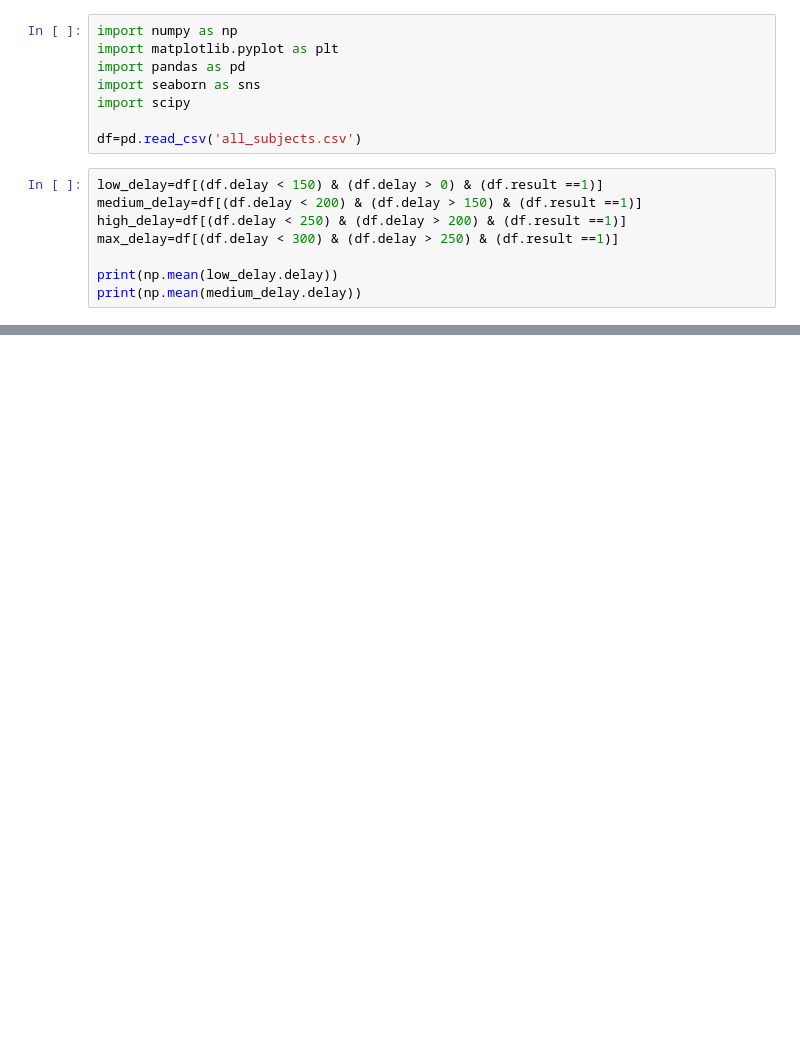
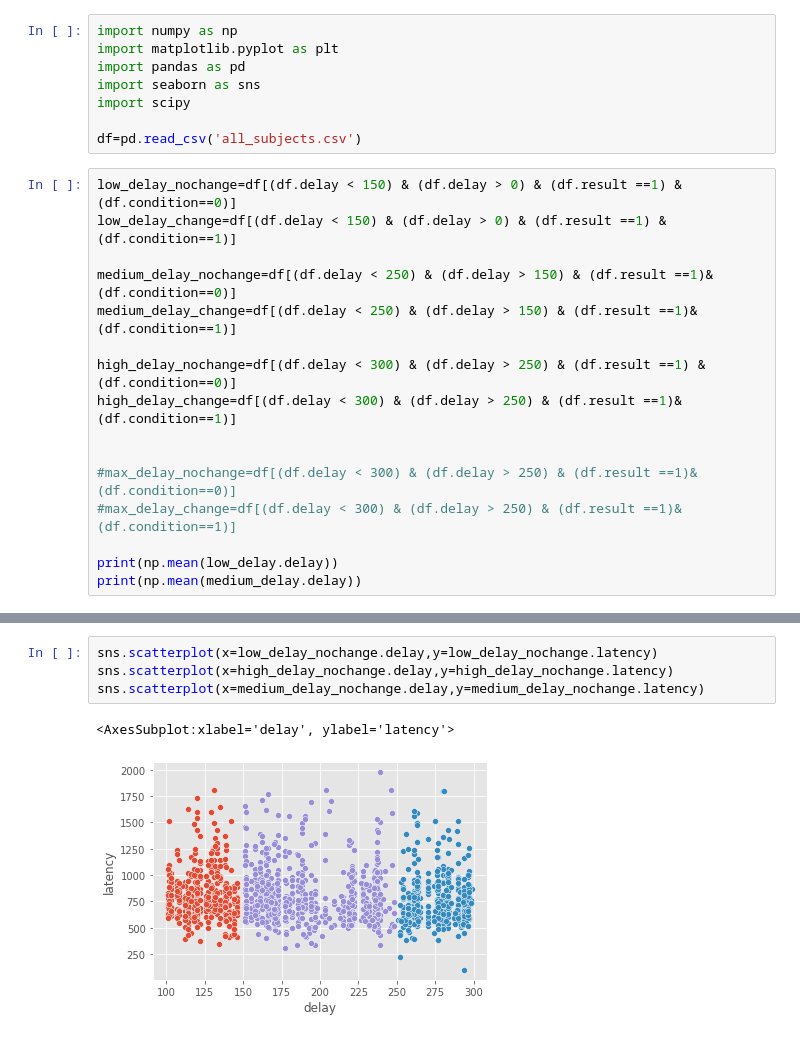
Before and after one commit to trickydaze/Behavioural-Neuroscience, a Jupyter notebook: Visualisation.ipynb, the cells around one changed output, grey strips where cells are left out. Saved outputs shown, nothing was run; the diff lists cells and outputs as text; blank space fills up the shorter version.

```diff
--- a/Visualisation.ipynb
+++ b/Visualisation.ipynb
@@ -7,10 +7,18 @@ import scipy
 
 df=pd.read_csv('all_subjects.csv')
 # %%
-low_delay=df[(df.delay < 150) & (df.delay > 0) & (df.result ==1)]
-medium_delay=df[(df.delay < 200) & (df.delay > 150) & (df.result ==1)]
-high_delay=df[(df.delay < 250) & (df.delay > 200) & (df.result ==1)]
-max_delay=df[(df.delay < 300) & (df.delay > 250) & (df.result ==1)]
+low_delay_nochange=df[(df.delay < 150) & (df.delay > 0) & (df.result ==1) & (df.condition==0)]
+low_delay_change=df[(df.delay < 150) & (df.delay > 0) & (df.result ==1) & (df.condition==1)]
+
+medium_delay_nochange=df[(df.delay < 250) & (df.delay > 150) & (df.result ==1)& (df.condition==0)]
+medium_delay_change=df[(df.delay < 250) & (df.delay > 150) & (df.result ==1)& (df.condition==1)]
+
+high_delay_nochange=df[(df.delay < 300) & (df.delay > 250) & (df.result ==1) & (df.condition==0)]
+high_delay_change=df[(df.delay < 300) & (df.delay > 250) & (df.result ==1)& (df.condition==1)]
+
+
+#max_delay_nochange=df[(df.delay < 300) & (df.delay > 250) & (df.result ==1)& (df.condition==0)]
+#max_delay_change=df[(df.delay < 300) & (df.delay > 250) & (df.result ==1)& (df.condition==1)]
 
 print(np.mean(low_delay.delay))
 print(np.mean(medium_delay.delay))
@@ -48,0 +148,7 @@ plt.show()
+# %%
+sns.scatterplot(x=low_delay_nochange.delay,y=low_delay_nochange.latency)
+sns.scatterplot(x=high_delay_nochange.delay,y=high_delay_nochange.latency)
+sns.scatterplot(x=medium_delay_nochange.delay,y=medium_delay_nochange.latency)
+# %% [output]
+<AxesSubplot:xlabel='delay', ylabel='latency'>
+[figure, added]
```
Also changed, not shown: parts of 8 cells of this notebook.
